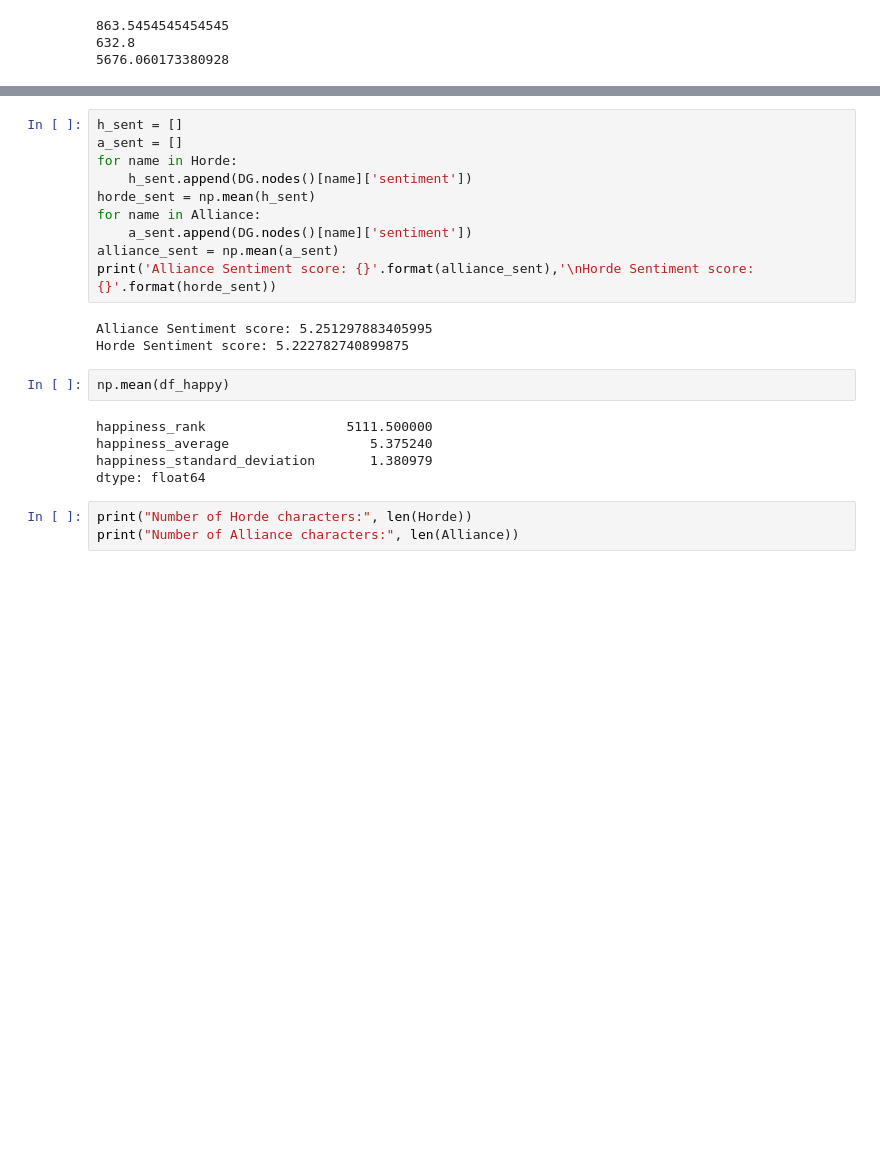
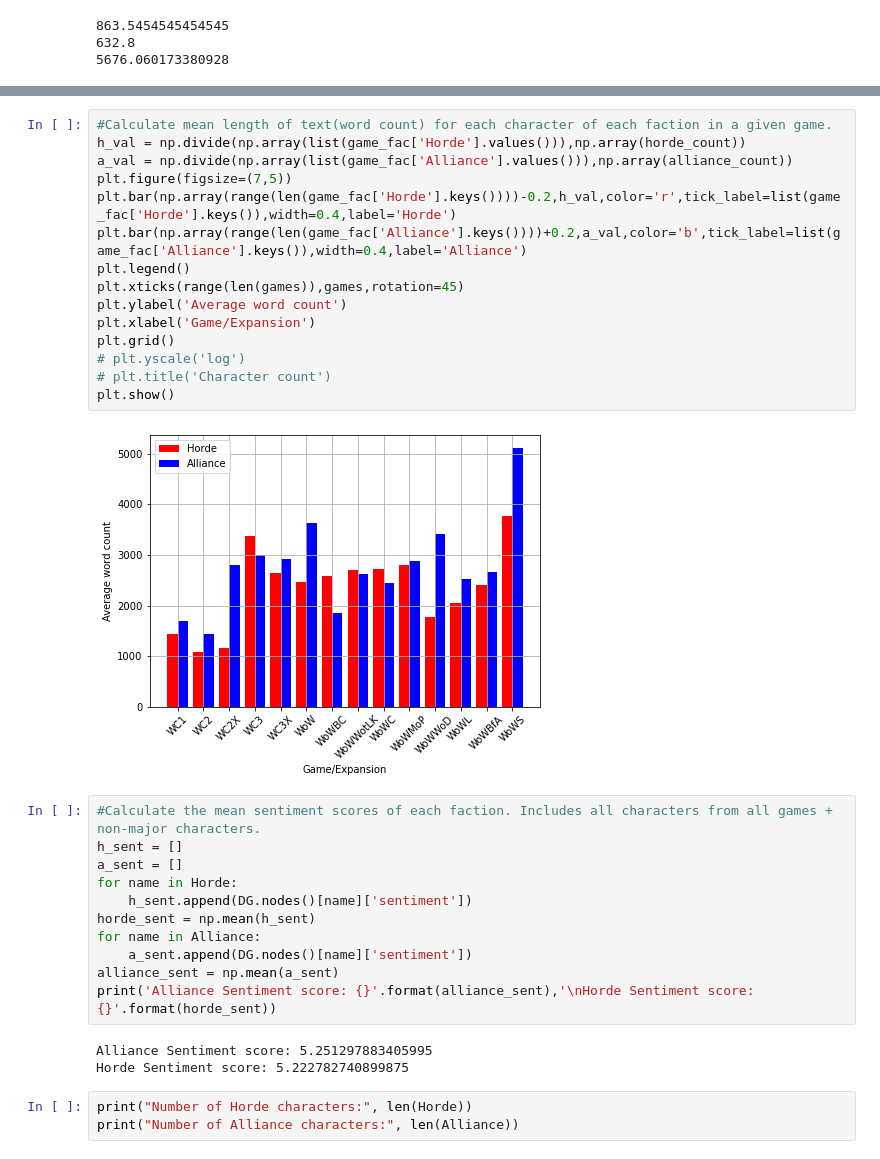
Before and after one commit to Malthe57/SocGraphProject, a Jupyter notebook: Timeline and Sentiment.ipynb, the cells around one changed output, grey strips where cells are left out. Drawn from its saved outputs; the diff is of its cells as text; blank space fills up the shorter version.

```diff
--- a/Timeline and Sentiment.ipynb
+++ b/Timeline and Sentiment.ipynb
@@ -497,4 +554,22 @@ len(str(df_text['Clean Text'][df_text['Name']==evil_names[0]].values))
+# %%
+#Calculate mean length of text(word count) for each character of each faction in a given game.
+h_val = np.divide(np.array(list(game_fac['Horde'].values())),np.array(horde_count))
+a_val = np.divide(np.array(list(game_fac['Alliance'].values())),np.array(alliance_count))
+plt.figure(figsize=(7,5))
+plt.bar(np.array(range(len(game_fac['Horde'].keys())))-0.2,h_val,color='r',tick_label=list(game_fac['Horde'].keys()),width=0.4,label='Horde')
+plt.bar(np.array(range(len(game_fac['Alliance'].keys())))+0.2,a_val,color='b',tick_label=list(game_fac['Alliance'].keys()),width=0.4,label='Alliance')
+plt.legend()
+plt.xticks(range(len(games)),games,rotation=45)
+plt.ylabel('Average word count')
+plt.xlabel('Game/Expansion')
+plt.grid()
+# plt.yscale('log')
+# plt.title('Character count')
+plt.show()
+# %% [output]
+[figure, added]
 # %%
+#Calculate the mean sentiment scores of each faction. Includes all characters from all games + non-major characters.
 h_sent = []
 a_sent = []
 for name in Horde:
@@ -507,13 +582,6 @@ print('Alliance Sentiment score: {}'.format(alliance_sent),'\nHorde Sentiment sc
 # %% [output]
 Alliance Sentiment score: 5.251297883405995
 Horde Sentiment score: 5.222782740899875
-# %%
-np.mean(df_happy)
-# %% [output]
-happiness_rank                  5111.500000
-happiness_average                  5.375240
-happiness_standard_deviation       1.380979
-dtype: float64
 # %%
 print("Number of Horde characters:", len(Horde))
 print("Number of Alliance characters:", len(Alliance))
```
Also changed, not shown: parts of 56 cells of this notebook, 6 other files.
